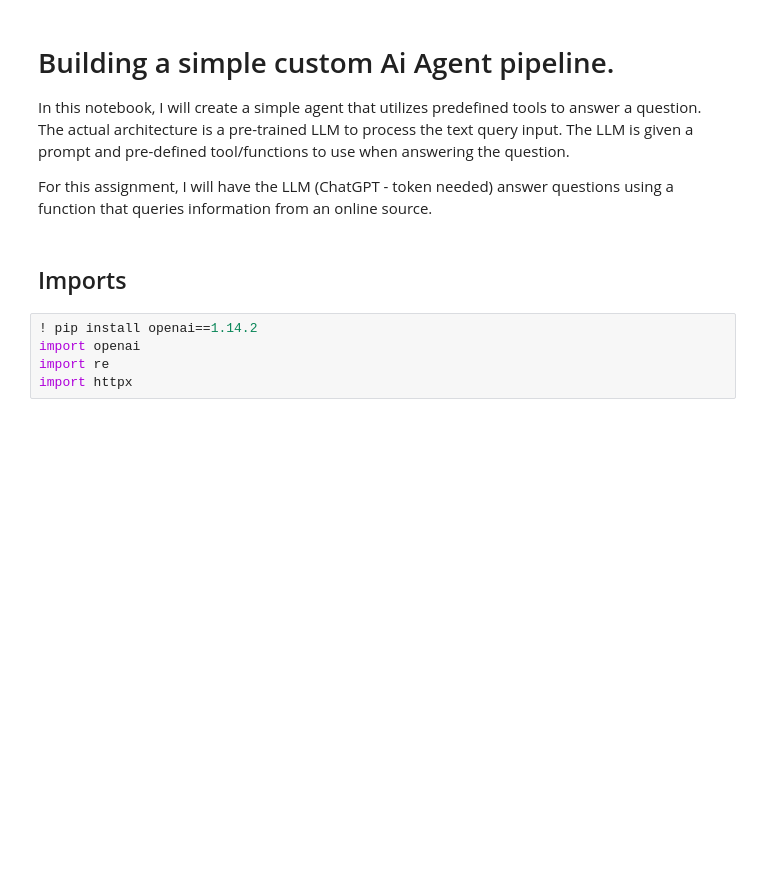
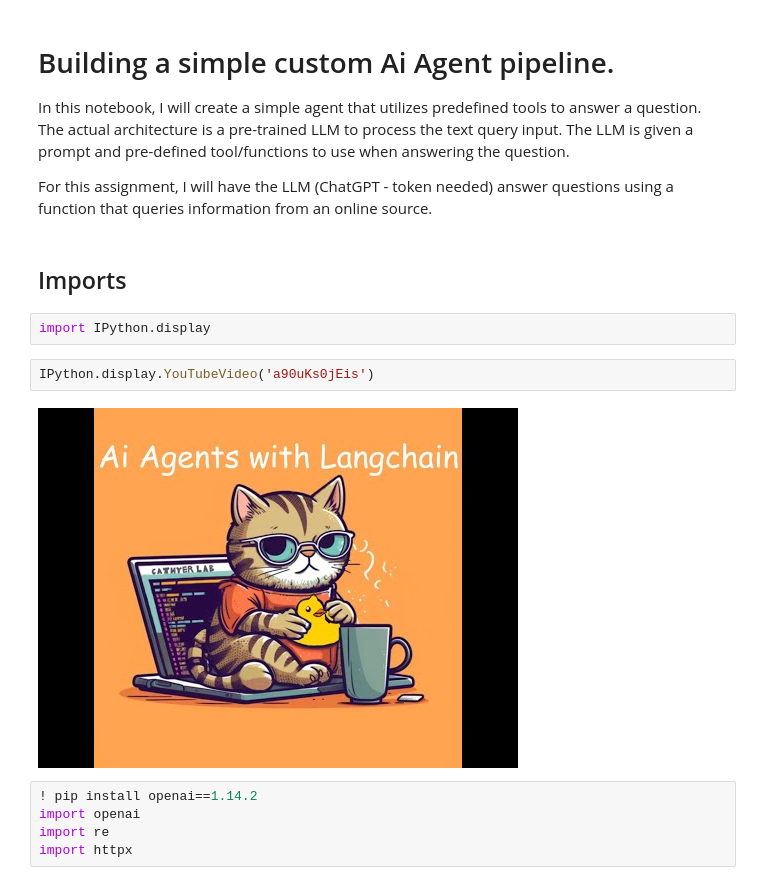
Before and after one commit to Bryan-Az/Ai-Agents, a Jupyter notebook: Ai_Agents_Custom.ipynb, the cells around one changed output. Saved outputs shown, nothing was run; the diff lists cells and outputs as text; blank space fills up the shorter version.

Commit message:
added video demo to readme and inline the NB

```diff
--- a/Ai_Agents_Custom.ipynb
+++ b/Ai_Agents_Custom.ipynb
@@ -7,6 +7,12 @@ In this notebook, I will create a simple agent that utilizes predefined tools to
 For this assignment, I will have the LLM (ChatGPT - token needed) answer questions using a function that queries information from an online source.
 # %% [markdown]
 ## Imports
+# %%
+import IPython.display
+# %%
+IPython.display.YouTubeVideo('a90uKs0jEis')
+# %% [output]
+[figure, added]
 # %%
 ! pip install openai==1.14.2
 import openai
```
Also changed, not shown: 2 other files.
